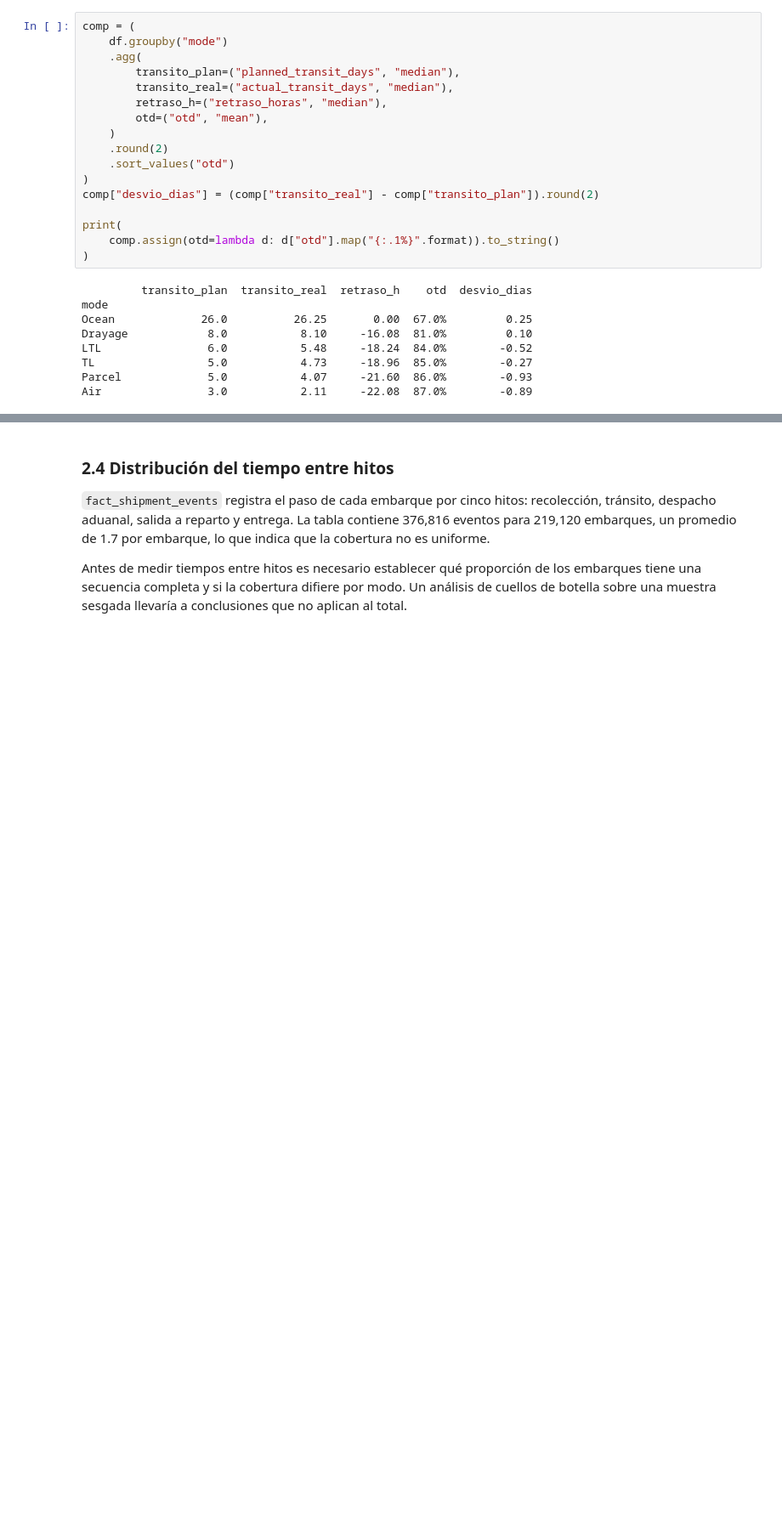
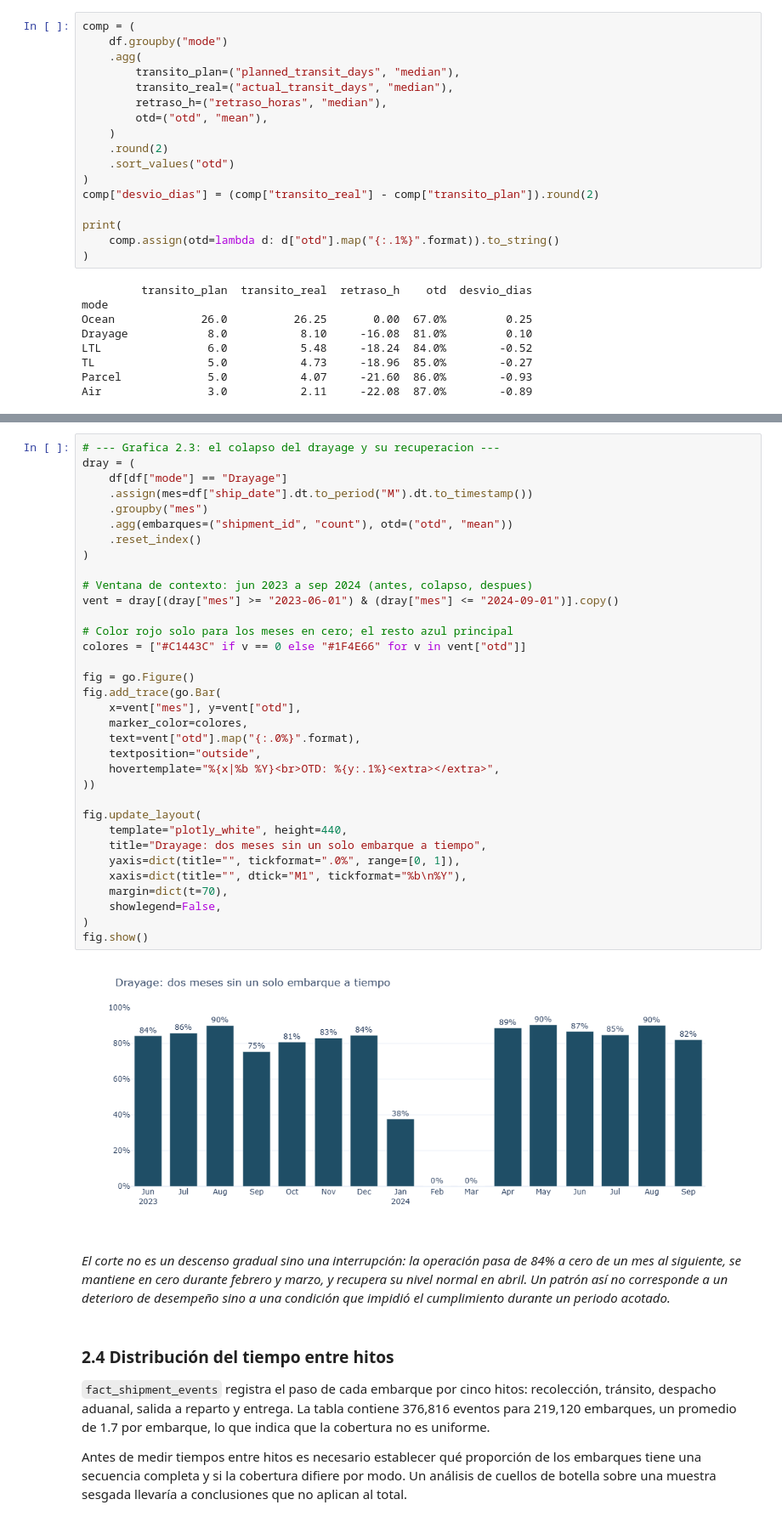
Before and after one commit to sergiocorona0286/transportation-analytics, a Jupyter notebook: notebooks/03_analisis_negocio.ipynb, the cells around one changed output, grey strips where cells are left out. Shown at 85% size. Saved outputs shown, nothing was run; the diff lists cells and outputs as text; blank space fills up the shorter version.

```diff
--- a/notebooks/03_analisis_negocio.ipynb
+++ b/notebooks/03_analisis_negocio.ipynb
@@ -561,3 +601,41 @@ una mejora gradual de desempeño.
+# %%
+# --- Grafica 2.3: el colapso del drayage y su recuperacion ---
+dray = (
+    df[df["mode"] == "Drayage"]
+    .assign(mes=df["ship_date"].dt.to_period("M").dt.to_timestamp())
+    .groupby("mes")
+    .agg(embarques=("shipment_id", "count"), otd=("otd", "mean"))
+    .reset_index()
+)
+
+# Ventana de contexto: jun 2023 a sep 2024 (antes, colapso, despues)
+vent = dray[(dray["mes"] >= "2023-06-01") & (dray["mes"] <= "2024-09-01")].copy()
+
+# Color rojo solo para los meses en cero; el resto azul principal
+colores = ["#C1443C" if v == 0 else "#1F4E66" for v in vent["otd"]]
+
+fig = go.Figure()
+fig.add_trace(go.Bar(
+    x=vent["mes"], y=vent["otd"],
+    marker_color=colores,
+    text=vent["otd"].map("{:.0%}".format),
+    textposition="outside",
+    hovertemplate="%{x|%b %Y}<br>OTD: %{y:.1%}<extra></extra>",
+))
+
+fig.update_layout(
+    template="plotly_white", height=440,
+    title="Drayage: dos meses sin un solo embarque a tiempo",
+    yaxis=dict(title="", tickformat=".0%", range=[0, 1]),
+    xaxis=dict(title="", dtick="M1", tickformat="%b\n%Y"),
+    margin=dict(t=70),
+    showlegend=False,
+)
+fig.show()
+# %% [output]
+[figure, added]
+# %% [markdown]
+*El corte no es un descenso gradual sino una interrupción: la operación pasa de 84% a cero de un mes al siguiente, se mantiene en cero durante febrero y marzo, y recupera su nivel normal en abril. Un patrón así no corresponde a un deterioro de desempeño sino a una condición que impidió el cumplimiento durante un periodo acotado.*
 # %% [markdown]
 ### 2.4 Distribución del tiempo entre hitos
 
```
Also changed, not shown: parts of 6 cells of this notebook.
